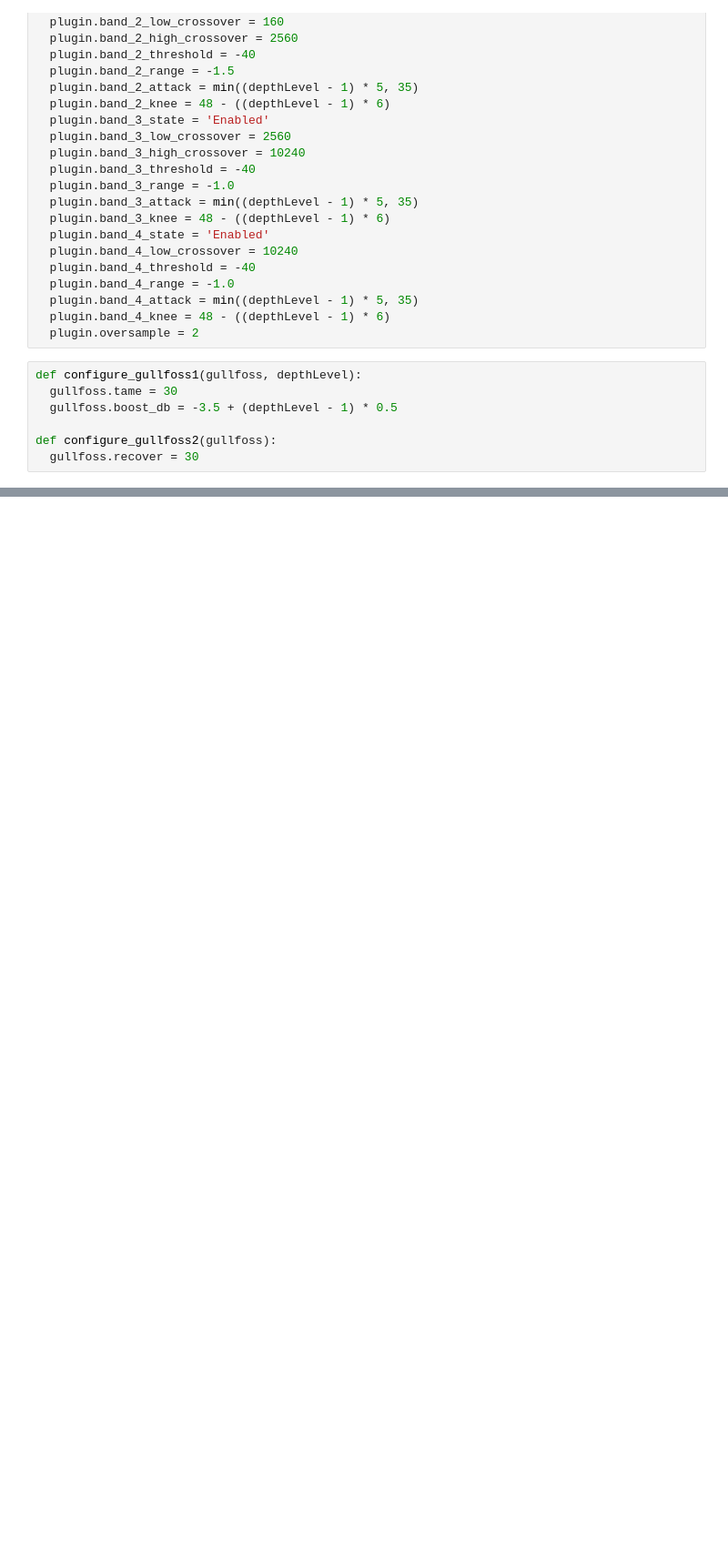
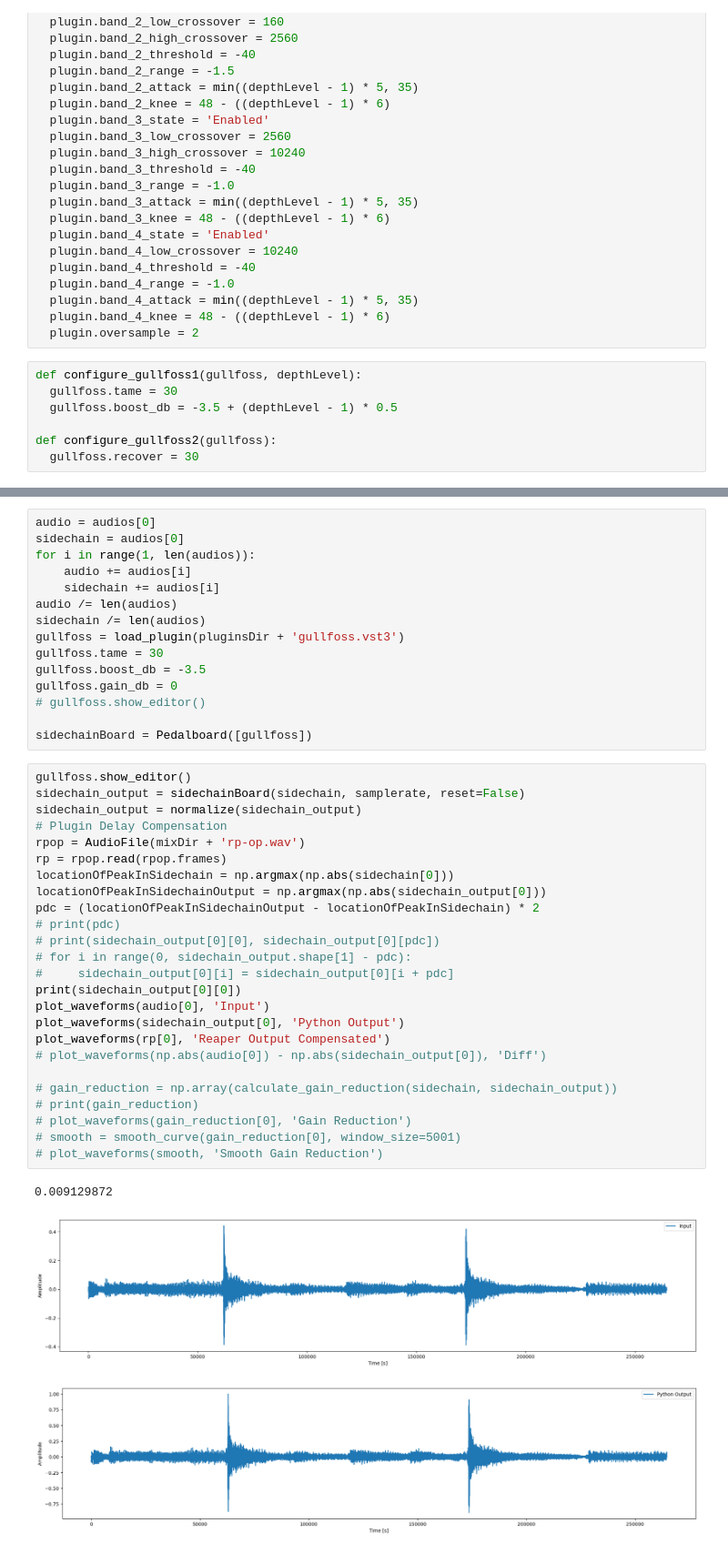
Before and after one commit to yogeshpatki/medusa-playground, a Jupyter notebook: stage_3.ipynb, the cells around one changed output, grey strips where cells are left out. Shown: that part at 91% size. Cells and saved outputs as stored; diff of their text form; blank space fills up the shorter version.

```diff
--- a/stage_3.ipynb
+++ b/stage_3.ipynb
@@ -241,0 +296,44 @@ channel_pressure,-
+# %%
+audio = audios[0]
+sidechain = audios[0]
+for i in range(1, len(audios)):
+    audio += audios[i]
+    sidechain += audios[i]
+audio /= len(audios)
+sidechain /= len(audios)
+gullfoss = load_plugin(pluginsDir + 'gullfoss.vst3')
+gullfoss.tame = 30
+gullfoss.boost_db = -3.5
+gullfoss.gain_db = 0
+# gullfoss.show_editor()
+
+sidechainBoard = Pedalboard([gullfoss])
+# %%
+gullfoss.show_editor()
+sidechain_output = sidechainBoard(sidechain, samplerate, reset=False)
+sidechain_output = normalize(sidechain_output)
+# Plugin Delay Compensation
+rpop = AudioFile(mixDir + 'rp-op.wav')
+rp = rpop.read(rpop.frames)
+locationOfPeakInSidechain = np.argmax(np.abs(sidechain[0]))
+locationOfPeakInSidechainOutput = np.argmax(np.abs(sidechain_output[0]))
+pdc = (locationOfPeakInSidechainOutput - locationOfPeakInSidechain) * 2
+# print(pdc)
+# print(sidechain_output[0][0], sidechain_output[0][pdc])
+# for i in range(0, sidechain_output.shape[1] - pdc):
+#     sidechain_output[0][i] = sidechain_output[0][i + pdc]
+print(sidechain_output[0][0])
+plot_waveforms(audio[0], 'Input')
+plot_waveforms(sidechain_output[0], 'Python Output')
+plot_waveforms(rp[0], 'Reaper Output Compensated')
+# plot_waveforms(np.abs(audio[0]) - np.abs(sidechain_output[0]), 'Diff')
+
+# gain_reduction = np.array(calculate_gain_reduction(sidechain, sidechain_output))
+# print(gain_reduction)
+# plot_waveforms(gain_reduction[0], 'Gain Reduction')
+# smooth = smooth_curve(gain_reduction[0], window_size=5001)
+# plot_waveforms(smooth, 'Smooth Gain Reduction')
+# %% [output]
+0.009129872
+[figure, added]
+[figure, added]
```
Also changed, not shown: parts of 14 cells of this notebook, 4 other files.
